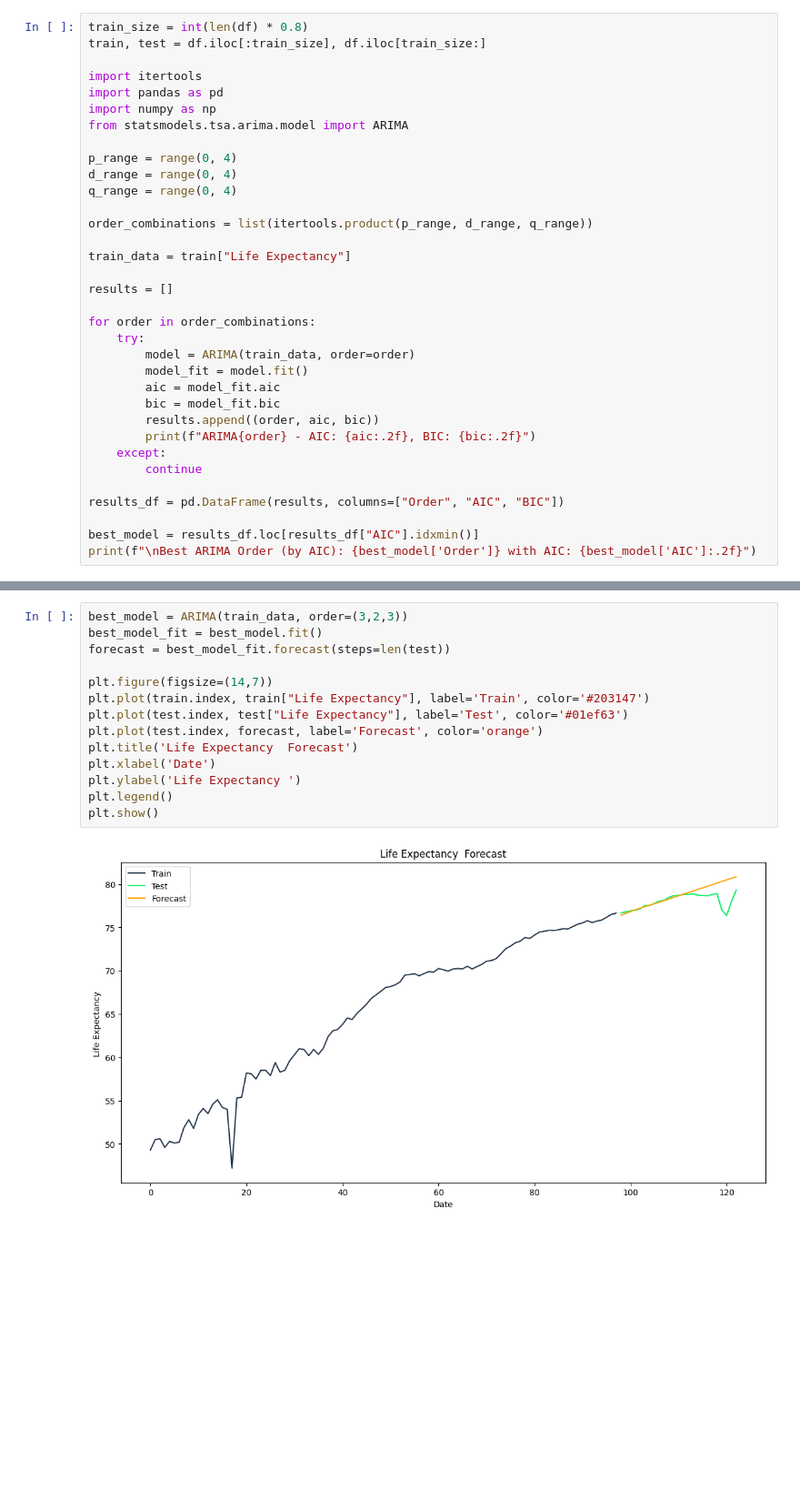
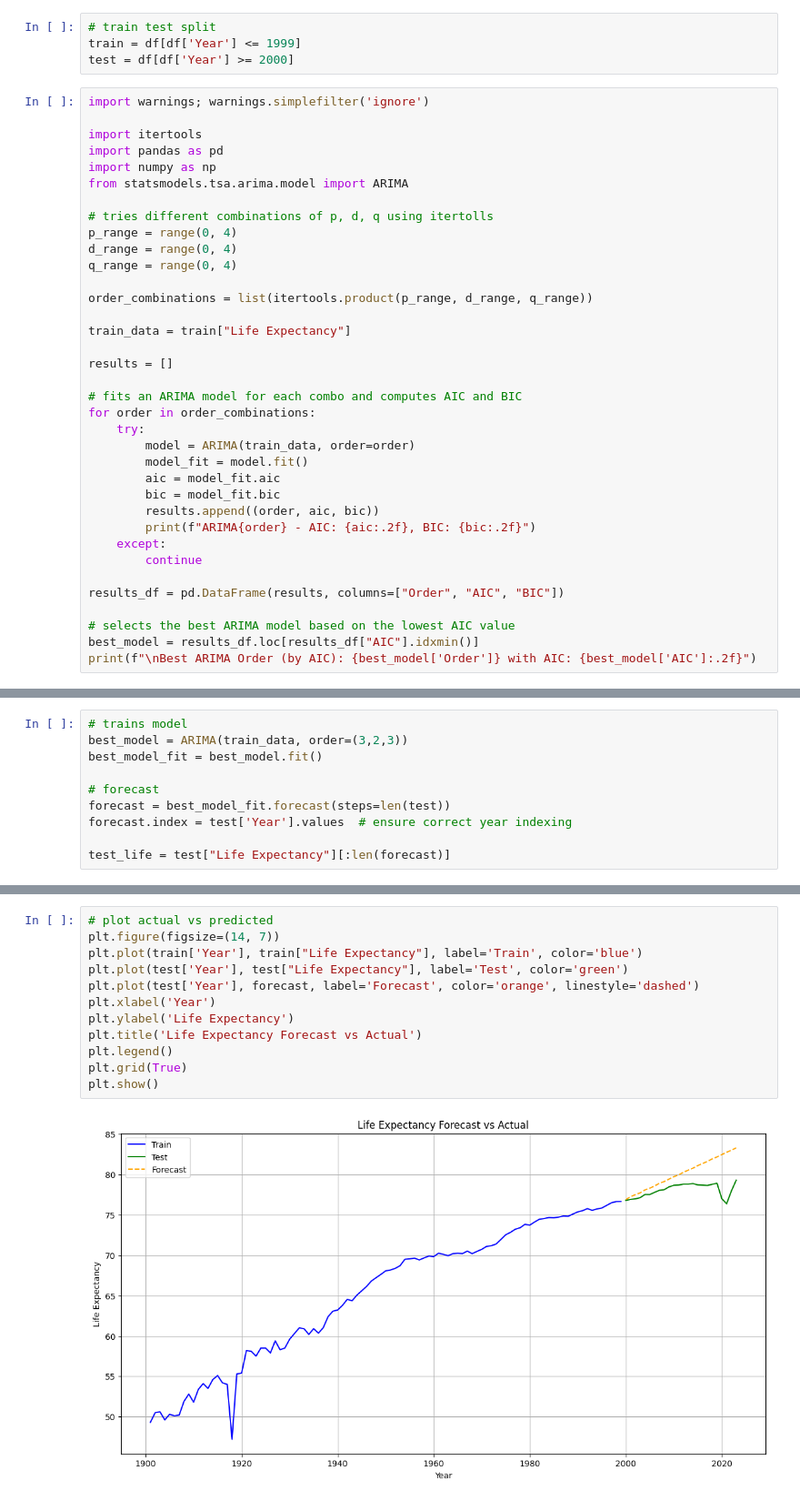
Before and after one commit to arooshasolomon/ForcastingLifeExpectancy, a Jupyter notebook: scripts/arima_tuning.ipynb, the cells around one changed output, grey strips where cells are left out. Shown: that part at 91% size. Cells and saved outputs as stored; diff of their text form; blank space fills up the shorter version.

```diff
--- a/scripts/arima_tuning.ipynb
+++ b/scripts/arima_tuning.ipynb
@@ -80,15 +84,19 @@ plt.show()
 # (p, d, q)
 # %% [output]
 [figure]
+# %%
+# train test split
+train = df[df['Year'] <= 1999]
+test = df[df['Year'] >= 2000]
 # %%
-train_size = int(len(df) * 0.8)
-train, test = df.iloc[:train_size], df.iloc[train_size:]
+import warnings; warnings.simplefilter('ignore')
 
 import itertools
 import pandas as pd
 import numpy as np
 from statsmodels.tsa.arima.model import ARIMA
 
+# tries different combinations of p, d, q using itertolls
 p_range = range(0, 4)
 d_range = range(0, 4)
 q_range = range(0, 4)
@@ -99,6 +107,7 @@ train_data = train["Life Expectancy"]
 
 results = []
 
+# fits an ARIMA model for each combo and computes AIC and BIC
 for order in order_combinations:
     try:
         model = ARIMA(train_data, order=order)
@@ -112,6 +121,7 @@ for order in order_combinations:
 
 results_df = pd.DataFrame(results, columns=["Order", "AIC", "BIC"])
 
+# selects the best ARIMA model based on the lowest AIC value
 best_model = results_df.loc[results_df["AIC"].idxmin()]
 print(f"\nBest ARIMA Order (by AIC): {best_model['Order']} with AIC: {best_model['AIC']:.2f}")
 # %% [output]
@@ -183,0 +145,10 @@ Best ARIMA Order (by AIC): (3, 2, 3) with AIC: 299.33
+# %%
+# trains model
+best_model = ARIMA(train_data, order=(3,2,3))
+best_model_fit = best_model.fit()
+
+# forecast
+forecast = best_model_fit.forecast(steps=len(test))
+forecast.index = test['Year'].values  # ensure correct year indexing
+
+test_life = test["Life Expectancy"][:len(forecast)]
@@ -184,16 +161,14 @@ Best ARIMA Order (by AIC): (3, 2, 3) with AIC: 299.33
 # %%
-best_model = ARIMA(train_data, order=(3,2,3))
-best_model_fit = best_model.fit()
-forecast = best_model_fit.forecast(steps=len(test))
-
-plt.figure(figsize=(14,7))
-plt.plot(train.index, train["Life Expectancy"], label='Train', color='#203147')
-plt.plot(test.index, test["Life Expectancy"], label='Test', color='#01ef63')
-plt.plot(test.index, forecast, label='Forecast', color='orange')
-plt.title('Life Expectancy  Forecast')
-plt.xlabel('Date')
-plt.ylabel('Life Expectancy ')
+# plot actual vs predicted
+plt.figure(figsize=(14, 7))
+plt.plot(train['Year'], train["Life Expectancy"], label='Train', color='blue')
+plt.plot(test['Year'], test["Life Expectancy"], label='Test', color='green')
+plt.plot(test['Year'], forecast, label='Forecast', color='orange', linestyle='dashed')
+plt.xlabel('Year')
+plt.ylabel('Life Expectancy')
+plt.title('Life Expectancy Forecast vs Actual')
 plt.legend()
+plt.grid(True)
 plt.show()
 # %% [output]
-[figure, old version]
+[figure, new version]
```
Also changed, not shown: parts of 8 cells of this notebook, 1 other file.
